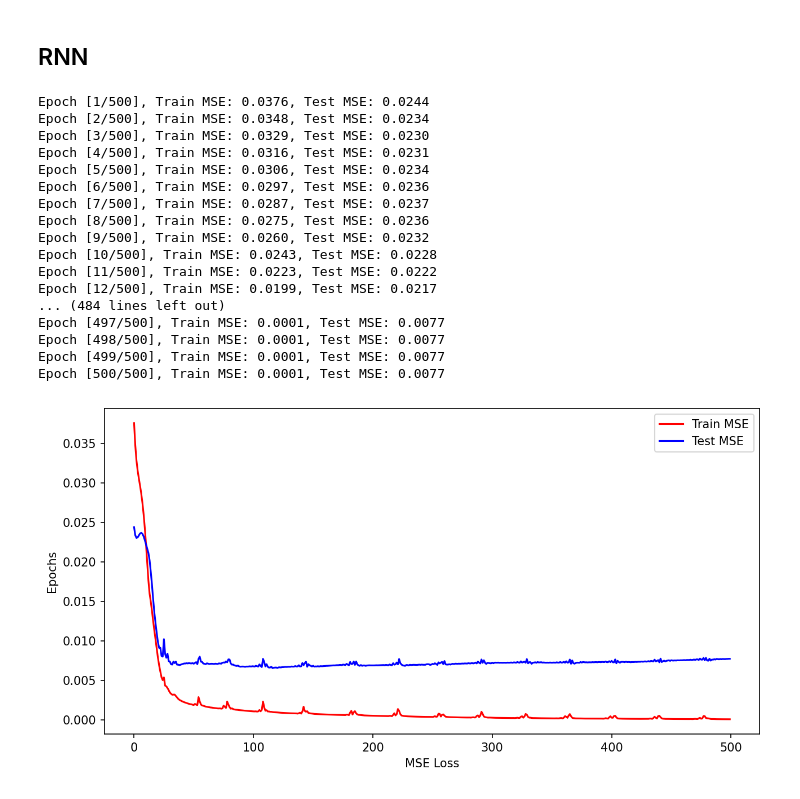
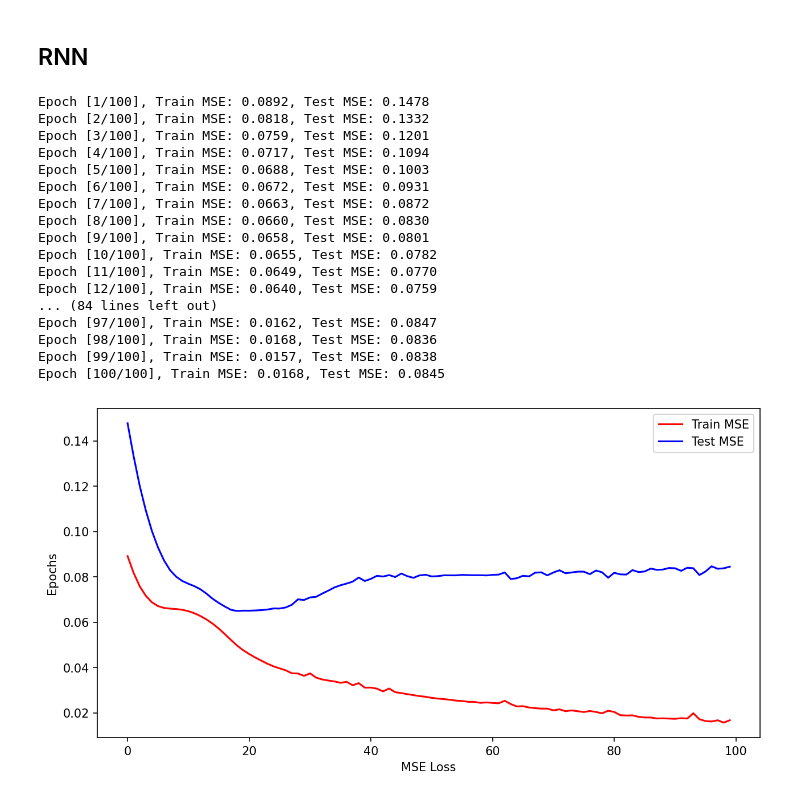
Before and after one commit to martinyuhaohuo/d200_project, a Jupyter notebook: scripts/EDA.ipynb, the cells around one changed output. Drawn from its saved outputs; the diff is of its cells as text; code cells hidden in the pictures.

```diff
--- a/scripts/EDA.ipynb
+++ b/scripts/EDA.ipynb
@@ -152,22 +137,7 @@ visualize_predict(prediction, y_test, 1, FRED_MD)
 ## RNN
 # %%
 # create aheads and lags for RNN
-max_lag = 0
-max_ahead = 1
-FRED_tt, targets = create_ahead_lag(FRED_PCA, "CPIAUCSL", max_ahead, max_lag)
-# re-split the transformed dataset
-train_set, test_set = sample_split(FRED_tt, 0.8)
-# drop first max_lag rows and last max_ahead rows
-train_set = train_set.iloc[max_lag:]
-test_set = test_set.iloc[:-max_ahead]
-drop_list = ["CPIAUCSL"]
-for i in range(1, max_lag + 1):
-    drop_list.append(f"CPIAUCSL_{i}L")
-# extract X and Y from train set and test set
-y_train = train_set[targets]
-x_train = train_set.drop(columns = targets + drop_list)
-y_test = test_set[targets]
-x_test = test_set.drop(columns = targets + drop_list)
+RNN_y_train, RNN_x_train, RNN_y_test, RNN_x_test = create_ahead_lag(y_train, x_train, y_test, x_test, 1, 0)
 # %%
 import torch
 from torch import nn
@@ -198,6 +168,8 @@ class LSTM(nn.Module):
             nn.ReLU(),
             nn.Linear(32, 32),
             nn.ReLU(),
+            nn.Linear(32, 32),
+            nn.ReLU(),
             nn.Linear(32, output_size)
         )
 
@@ -207,12 +179,12 @@ class LSTM(nn.Module):
         output = self.ffn(last_hidden)
         return output
 
-RNN = LSTM(input_size=x_train.shape[1], hidden_size=32,  output_size=y_train.shape[1]).to(DEVICE)
+RNN = LSTM(input_size=RNN_x_train.shape[1], hidden_size=32,  output_size=RNN_y_train.shape[1]).to(DEVICE)
 # %%
-X_train = torch.tensor(x_train.values, dtype=torch.float32)
-Y_train = torch.tensor(y_train.values, dtype=torch.float32)
-X_test = torch.tensor(x_test.values, dtype=torch.float32)
-Y_test = torch.tensor(y_test.values, dtype=torch.float32)
+X_train = torch.tensor(RNN_x_train.values, dtype=torch.float32)
+Y_train = torch.tensor(RNN_y_train.values, dtype=torch.float32)
+X_test = torch.tensor(RNN_x_test.values, dtype=torch.float32)
+Y_test = torch.tensor(RNN_y_test.values, dtype=torch.float32)
 # %%
 class WindowData(Dataset):
 
@@ -233,34 +205,34 @@ class WindowData(Dataset):
 
         return X_seq, Y_target
 
-window_size = 48
+window_size = 24
 
 train_dataset = WindowData(X_train, Y_train, window_size)
 test_dataset = WindowData(X_test, Y_test, window_size)
 train_loader = DataLoader(train_dataset, batch_size=128, shuffle=False)
 test_loader = DataLoader(test_dataset, batch_size=128, shuffle=False)
 # %%
-train_loss_list, test_loss_list = MLP_training(RNN, train_loader, test_loader, 500, 0.001)
+train_loss_list, test_loss_list = MLP_training(RNN, train_loader, test_loader, 100, 0.001)
 visualize_loss(train_loss_list, test_loss_list)
 # %% [output]
-Epoch [1/500], Train MSE: 0.0376, Test MSE: 0.0244
-Epoch [2/500], Train MSE: 0.0348, Test MSE: 0.0234
-Epoch [3/500], Train MSE: 0.0329, Test MSE: 0.0230
-Epoch [4/500], Train MSE: 0.0316, Test MSE: 0.0231
-Epoch [5/500], Train MSE: 0.0306, Test MSE: 0.0234
-Epoch [6/500], Train MSE: 0.0297, Test MSE: 0.0236
-Epoch [7/500], Train MSE: 0.0287, Test MSE: 0.0237
-Epoch [8/500], Train MSE: 0.0275, Test MSE: 0.0236
-Epoch [9/500], Train MSE: 0.0260, Test MSE: 0.0232
-Epoch [10/500], Train MSE: 0.0243, Test MSE: 0.0228
-Epoch [11/500], Train MSE: 0.0223, Test MSE: 0.0222
-Epoch [12/500], Train MSE: 0.0199, Test MSE: 0.0217
-... (484 lines left out)
-Epoch [497/500], Train MSE: 0.0001, Test MSE: 0.0077
-Epoch [498/500], Train MSE: 0.0001, Test MSE: 0.0077
-Epoch [499/500], Train MSE: 0.0001, Test MSE: 0.0077
-Epoch [500/500], Train MSE: 0.0001, Test MSE: 0.0077
+Epoch [1/100], Train MSE: 0.0892, Test MSE: 0.1478
+Epoch [2/100], Train MSE: 0.0818, Test MSE: 0.1332
+Epoch [3/100], Train MSE: 0.0759, Test MSE: 0.1201
+Epoch [4/100], Train MSE: 0.0717, Test MSE: 0.1094
+Epoch [5/100], Train MSE: 0.0688, Test MSE: 0.1003
+Epoch [6/100], Train MSE: 0.0672, Test MSE: 0.0931
+Epoch [7/100], Train MSE: 0.0663, Test MSE: 0.0872
+Epoch [8/100], Train MSE: 0.0660, Test MSE: 0.0830
+Epoch [9/100], Train MSE: 0.0658, Test MSE: 0.0801
+Epoch [10/100], Train MSE: 0.0655, Test MSE: 0.0782
+Epoch [11/100], Train MSE: 0.0649, Test MSE: 0.0770
+Epoch [12/100], Train MSE: 0.0640, Test MSE: 0.0759
+... (84 lines left out)
+Epoch [97/100], Train MSE: 0.0162, Test MSE: 0.0847
+Epoch [98/100], Train MSE: 0.0168, Test MSE: 0.0836
+Epoch [99/100], Train MSE: 0.0157, Test MSE: 0.0838
+Epoch [100/100], Train MSE: 0.0168, Test MSE: 0.0845
-[figure, old version]
+[figure, new version]
 # %%
 window = 48
 X_combined = pd.concat(
```
Also changed, not shown: parts of 12 cells of this notebook, 4 other files.
